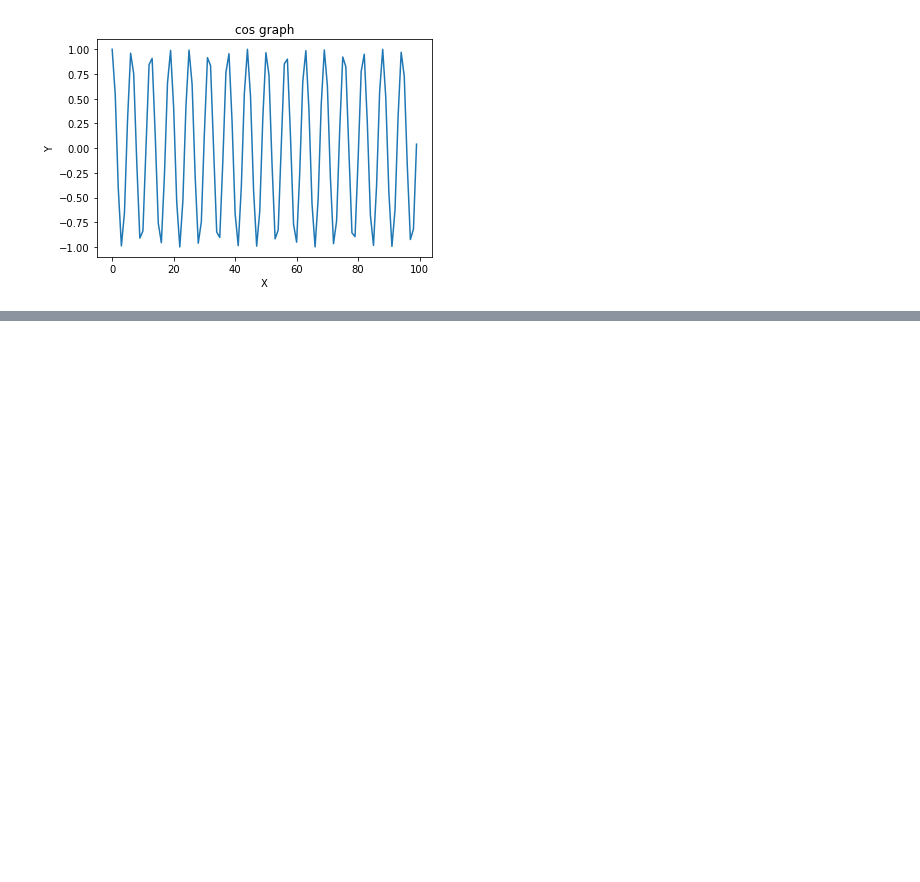
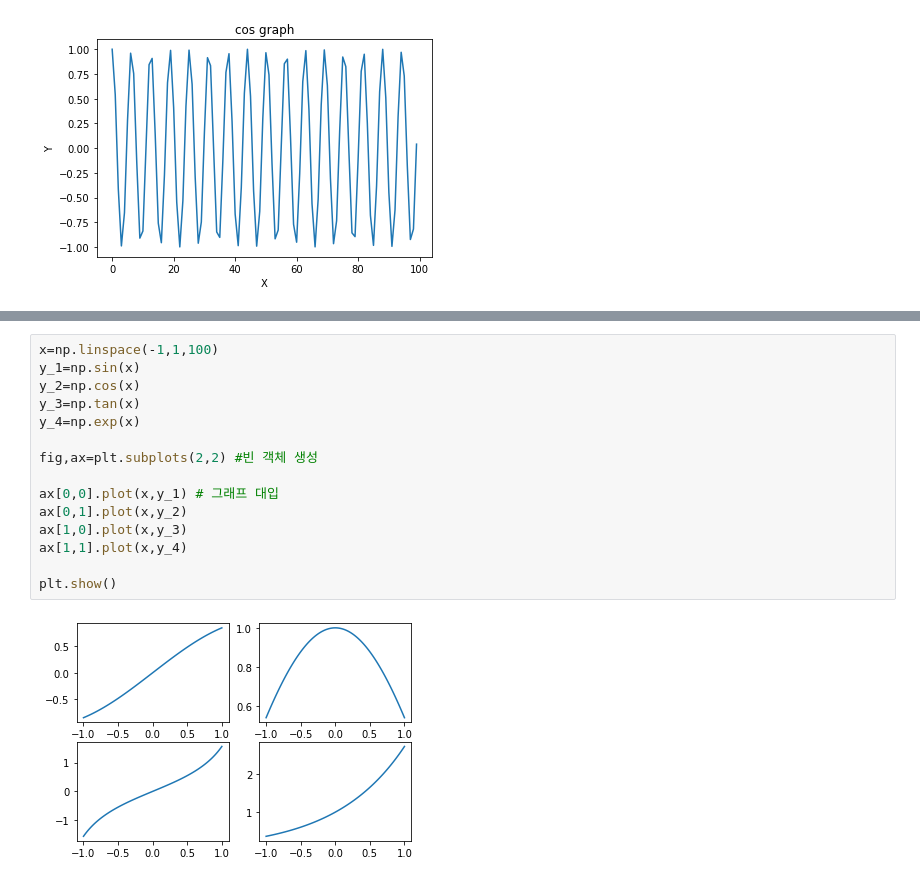
Before and after one commit to whdgus928/Python, a Jupyter notebook: plotlib.ipynb, the cells around one changed output, grey strips where cells are left out. Drawn from its saved outputs; the diff is of its cells as text; blank space fills up the shorter version.

```diff
--- a/plotlib.ipynb
+++ b/plotlib.ipynb
@@ -44,0 +63,17 @@ plt.show()
+# %%
+x=np.linspace(-1,1,100)
+y_1=np.sin(x)
+y_2=np.cos(x)
+y_3=np.tan(x)
+y_4=np.exp(x)
+
+fig,ax=plt.subplots(2,2) #빈 객체 생성
+
+ax[0,0].plot(x,y_1) # 그래프 대입
+ax[0,1].plot(x,y_2)
+ax[1,0].plot(x,y_3)
+ax[1,1].plot(x,y_4)
+
+plt.show()
+# %% [output]
+[figure, added]
```
Also changed, not shown: parts of 13 cells of this notebook, 1 other file.
